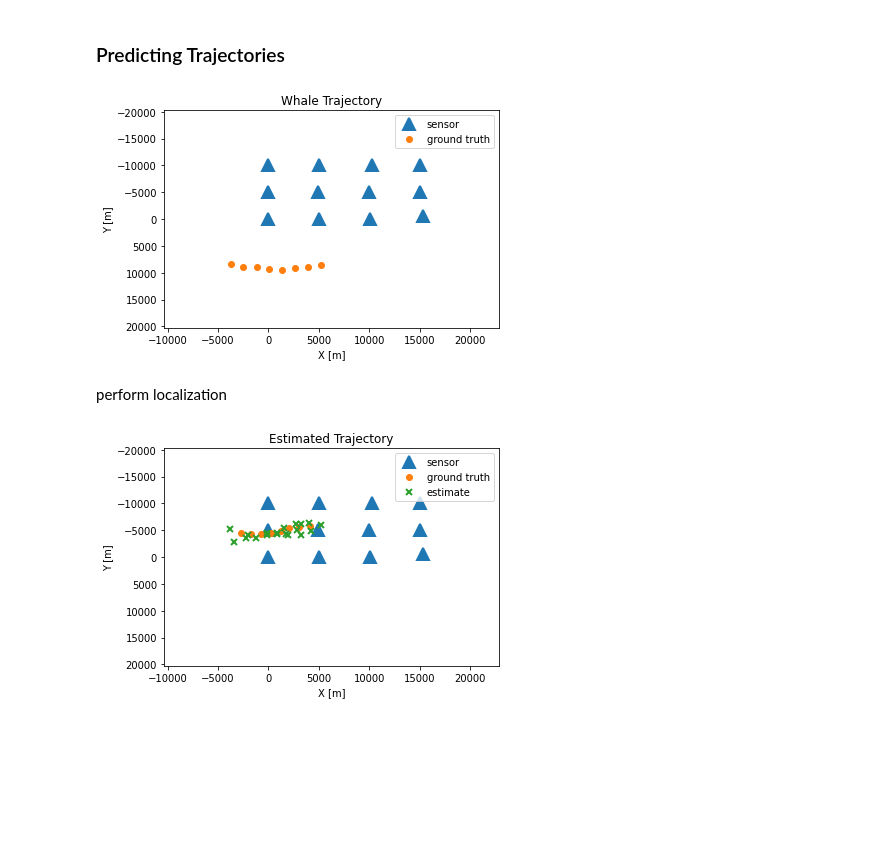
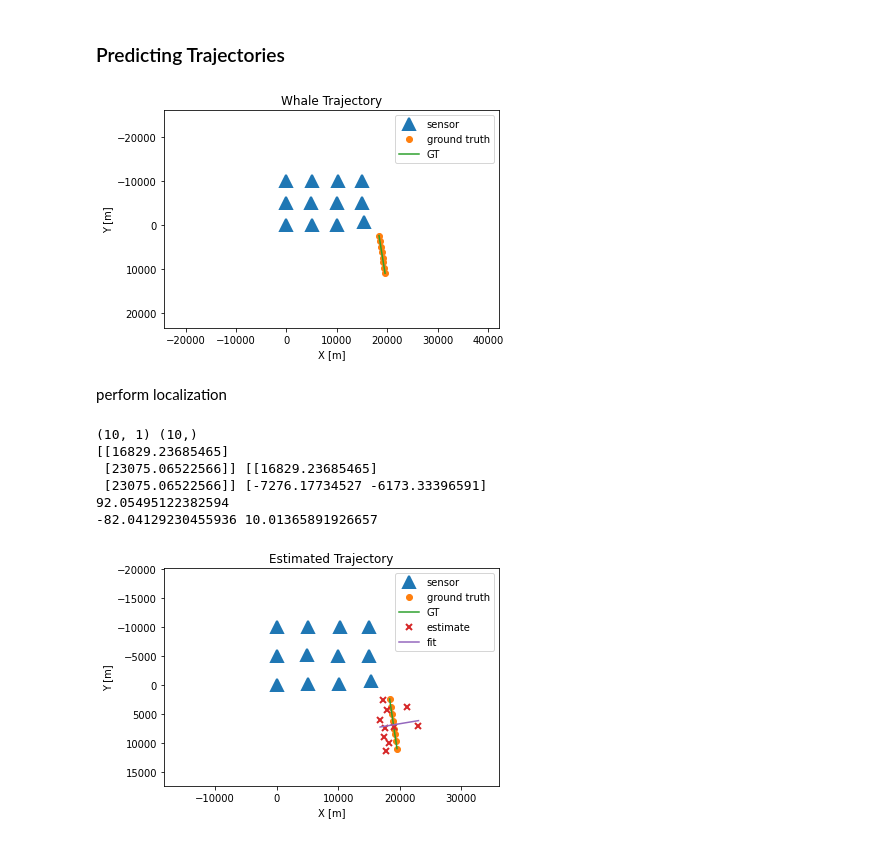
Before and after one commit to whoi-mars/Whale-Gunshot-Localization, a Jupyter notebook: associate_and_localize/algorithm_sandbox.ipynb, the cells around one changed output. Drawn from its saved outputs; the diff is of its cells as text; code cells hidden in the pictures; blank space fills up the shorter version.

```diff
--- a/associate_and_localize/algorithm_sandbox.ipynb
+++ b/associate_and_localize/algorithm_sandbox.ipynb
@@ -837,7 +842,7 @@ class Localizer:
             return (1 / len(ranges))*np.sum((l2.squeeze() - ranges) ** 2)
 
         # random initial guess
-        x0 = [self.rng.uniform(self.min_y, self.max_y), self.rng.uniform(self.min_x, self.max_x)]
+        x0 = [0, 0] # [self.rng.uniform(self.min_y, self.max_y), self.rng.uniform(self.min_x, self.max_x)]
 
         # optimize!
         res = minimize(obj, x0, method='Nelder-Mead', options={'disp': False})
@@ -1246,13 +1251,17 @@ class MultilaterationOpt(MultilaterationBase):
 
         # random initial guess
         # x0 = [self.rng.uniform(self.min_y, self.max_y), self.rng.uniform(self.min_x, self.max_x)]
-        x0 = [self.rng.uniform(-5000, 5000), self.rng.uniform(-5000, 5000)]
+        # x0 = [0, 0] # [self.rng.uniform(-10000, 10000), self.rng.uniform(-10000, 10000)]
+        x0 = [(config['scaling']['min_x'] + config['scaling']['max_x']) / 2, (config['scaling']['min_y'] + config['scaling']['max_y']) / 2]
+
 
         # optimize!
         #res = minimize(obj, x0, method='Nelder-Mead', options={'disp': False})
-        res = least_squares(obj, x0)
+        res = least_squares(obj, x0, x_scale='jac')
+        # res = leastsq(obj, x0, full_output=True)
 
         return res.cost, res.x
+        # return x, infodict.fvec
 
     def localize(self, ranges, sensors_idx):
         """
@@ -1355,8 +1364,8 @@ class MultilaterationGrid(MultilaterationBase):
 
         # make locations meshgrid
         num_TOSSITs = self.TOSSIT_locations.shape[0]
-        x = np.arange(self.min_x-10000, self.max_x+10000, 50)
-        y = np.arange(self.min_y-10000, self.max_y+10000, 50)
+        x = np.arange(self.min_x+5000, self.max_x-5000, 100)
+        y = np.arange(self.min_y-5000, self.max_y+5000, 100)
         self.X, self.Y = np.meshgrid(x, y)
 
         # create LUT
@@ -1700,4 +1709,4 @@ class Localizer:
         return associations, locs
 # %%
 # rng for consistency
-l = Localizer(k=4, multilat=MultilaterationOpt(method_thresh=float('inf')), consistency_thresh=1500, prune=False)
+l = Localizer(k=4, multilat=MultilaterationOpt(method_thresh=float('inf')), consistency_thresh=1000, prune=False)
@@ -1831,14 +1971,26 @@ def generate_trajectory(num_points, beam_width=20, measurement_stats=(0, 500000)
     return source_locs, measurements_list
 # %%
 # rng for consistency
-rng2 = np.random.default_rng(78814)
+rng2 = np.random.default_rng(55432542543)
+
+def nested_list_max(l):
+    maxx = -float('inf')
+    for ll in l:
+        if len(ll):
+            ll = sorted(ll)
+            if ll[-1] > maxx:
+                maxx = ll[-1]
+    return maxx
 
 # generate trajectory
-source_locs, measurements_list = generate_trajectory(8, beam_width=60, num_repetitions=1, chunk_size=2.5, rng=rng2)
+while True:
+    source_locs, measurements_list = generate_trajectory(num_points=8, measurement_stats=(0, 1000 ** 2), beam_width=0, num_repetitions=1, repetition_time=0.5, whale_speed=1.3, chunk_size=2, timing_stats=(1, 0.5), rng=rng2)
+    if all([abs(nested_list_max(l)) <= config['scaling']['max_r'] for l in measurements_list]):
+        break
 # %%
-plot_localization(source_locs, title='Whale Trajectory')
+plot_localization(source_locs, title='Whale Trajectory', trajectory=True)
 # %% [output]
-[figure, old version]
+[figure, new version]
 # %% [markdown]
 perform localization
 # %%
@@ -1866,6 +2018,12 @@ for i, measurement_set in enumerate(tqdm(measurements_list)):
 
 locs_ests = np.asarray(locs_ests)
 # %%
-plot_localization(source_locs, locs_ests, title='Estimated Trajectory')
+plot_localization(source_locs, locs_ests, title='Estimated Trajectory', trajectory=True, buffer=4)
 # %% [output]
+(10, 1) (10,)
+[[16829.23685465]
+ [23075.06522566]] [[16829.23685465]
+ [23075.06522566]] [-7276.17734527 -6173.33396591]
+92.05495122382594
+-82.04129230455936 10.01365891926657
-[figure, old version]
+[figure, new version]
```
Also changed, not shown: parts of 11 cells of this notebook.
